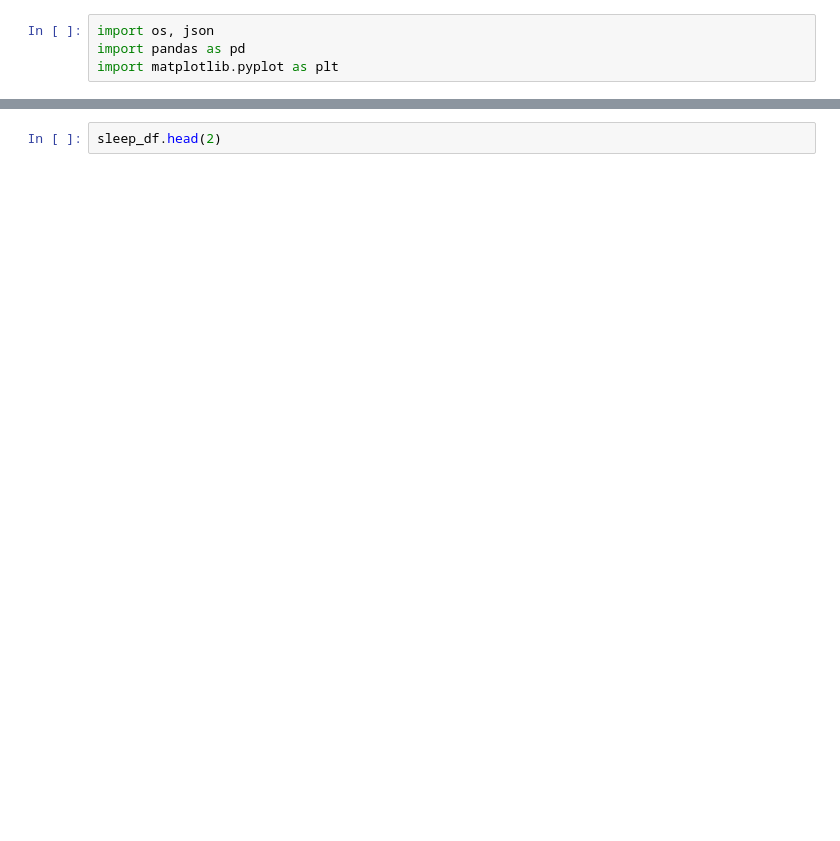
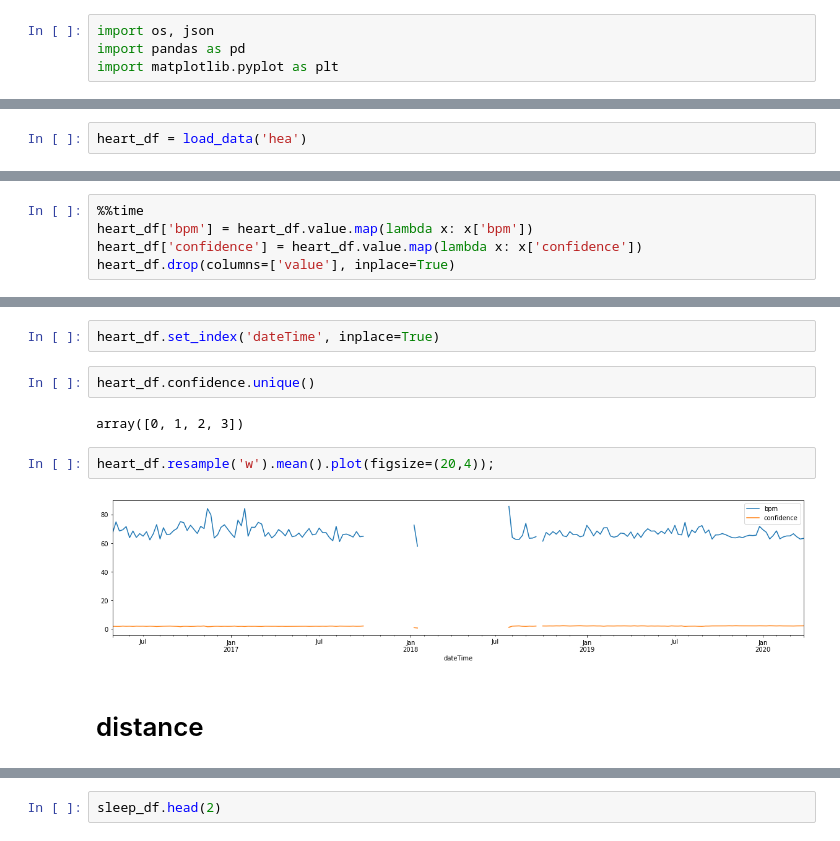
Before and after one commit to DanCorley/fitbit_data, a Jupyter notebook: fitbit.ipynb, the cells around one changed output, grey strips where cells are left out. Drawn from its saved outputs; the diff is of its cells as text; blank space fills up the shorter version.

```diff
--- a/fitbit.ipynb
+++ b/fitbit.ipynb
@@ -36,0 +90,2 @@ df[7500:10000].plot(figsize=(20,4));
+# %%
+heart_df = load_data('hea')
@@ -36,0 +103,5 @@ df[7500:10000].plot(figsize=(20,4));
+# %%
+%%time
+heart_df['bpm'] = heart_df.value.map(lambda x: x['bpm'])
+heart_df['confidence'] = heart_df.value.map(lambda x: x['confidence'])
+heart_df.drop(columns=['value'], inplace=True)
@@ -36,0 +111,12 @@ df[7500:10000].plot(figsize=(20,4));
+# %%
+heart_df.set_index('dateTime', inplace=True)
+# %%
+heart_df.confidence.unique()
+# %% [output]
+array([0, 1, 2, 3])
+# %%
+heart_df.resample('w').mean().plot(figsize=(20,4));
+# %% [output]
+[figure, added]
+# %% [markdown]
+# distance
```
Also changed, not shown: parts of 28 cells of this notebook.
